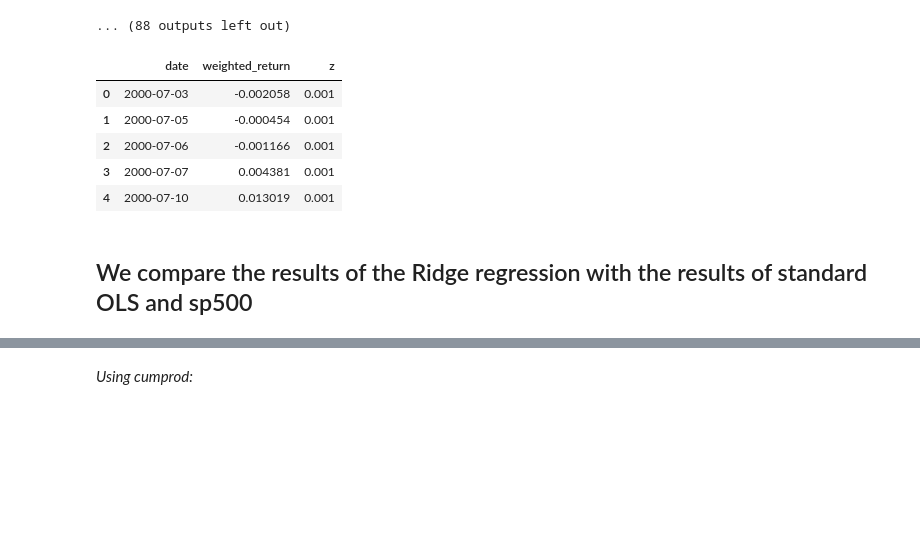
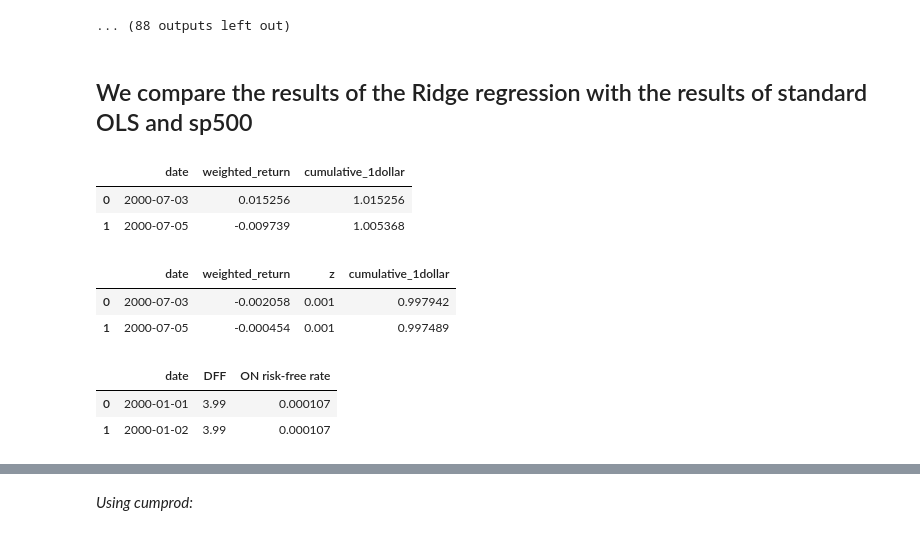
Before and after one commit to mirkorado/ML-Project, a Jupyter notebook: Benchmark_Ridge.ipynb, the cells around one changed output, grey strips where cells are left out. Saved outputs shown, nothing was run; the diff lists cells and outputs as text; code cells hidden in the pictures; blank space fills up the shorter version.

```diff
--- a/Benchmark_Ridge.ipynb
+++ b/Benchmark_Ridge.ipynb
@@ -173,16 +177,36 @@ Max train date = 2001-04-30 00:00:00, Test date = 2001-05-31 00:00:00
 portfolio_returns_df = results_Ridge_optimal[0][1]
 # %%
 portfolio_returns_df.to_csv(folder + '/base_benchmark_regul.csv')
-# %%
-portfolio_returns_df.head()
-# %% [output]
-|  | date | weighted_return | z |
-| 0 | 2000-07-03 | -0.002058 | 0.001 |
-| 1 | 2000-07-05 | -0.000454 | 0.001 |
-| 2 | 2000-07-06 | -0.001166 | 0.001 |
-| 3 | 2000-07-07 | 0.004381 | 0.001 |
-| 4 | 2000-07-10 | 0.013019 | 0.001 |
 # %% [markdown]
 ## We compare the results of the Ridge regression with the results of standard OLS and sp500
 # %%
-OLS_ret = pd.read_csv('base_benchmark.csv')
+OLS_ret = pd.read_csv('base_benchmark.csv', index_col = 'Unnamed: 0')
+OLS_ret['date'] = pd.to_datetime(OLS_ret['date'], format = "%Y-%m-%d")
+OLS_ret["cumulative_1dollar"] = (OLS_ret['weighted_return'] + 1).cumprod()
+OLS_ret.head(2)
+# %% [output]
+|  | date | weighted_return | cumulative_1dollar |
+| 0 | 2000-07-03 | 0.015256 | 1.015256 |
+| 1 | 2000-07-05 | -0.009739 | 1.005368 |
+# %%
+### In case you want to revisit some graphs and don't want to run the code
+
+portfolio_returns_df = pd.read_csv('base_benchmark_regul.csv', index_col = 'Unnamed: 0')
+portfolio_returns_df['date'] = pd.to_datetime(portfolio_returns_df['date'], format = "%Y-%m-%d")
+portfolio_returns_df.head(2)
+# %% [output]
+|  | date | weighted_return | z | cumulative_1dollar |
+| 0 | 2000-07-03 | -0.002058 | 0.001 | 0.997942 |
+| 1 | 2000-07-05 | -0.000454 | 0.001 | 0.997489 |
+# %%
+### Upload the risk-free rate
+
+riskfree = pd.read_csv("fed_funds_rate_daily_2000_2024.csv")
+riskfree.rename(columns = {"DATE": "date"}, inplace=True)
+riskfree['date'] = pd.to_datetime(riskfree['date'], format = "%Y-%m-%d")
+riskfree["ON risk-free rate"] = (riskfree['DFF']/100 + 1) ** (1/365) - 1 ### convert from annualized to daily ON rate
+riskfree.head(2)
+# %% [output]
+|  | date | DFF | ON risk-free rate |
+| 0 | 2000-01-01 | 3.99 | 0.000107 |
+| 1 | 2000-01-02 | 3.99 | 0.000107 |
```
Also changed, not shown: parts of 7 cells of this notebook, 2 other files.
